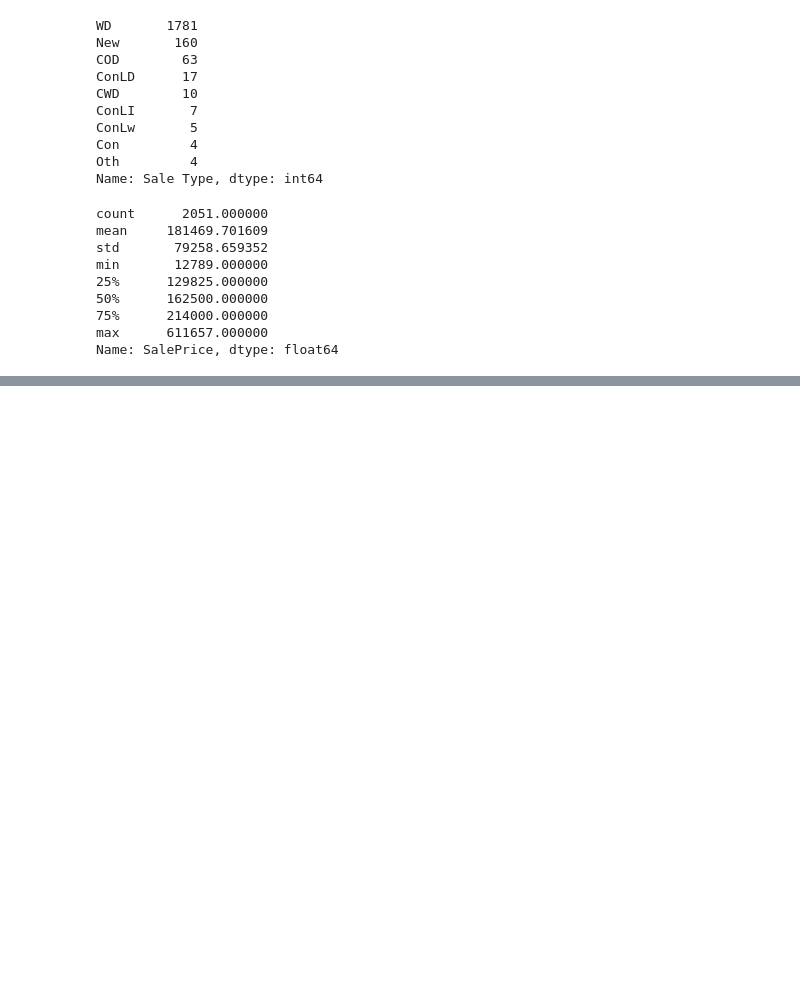
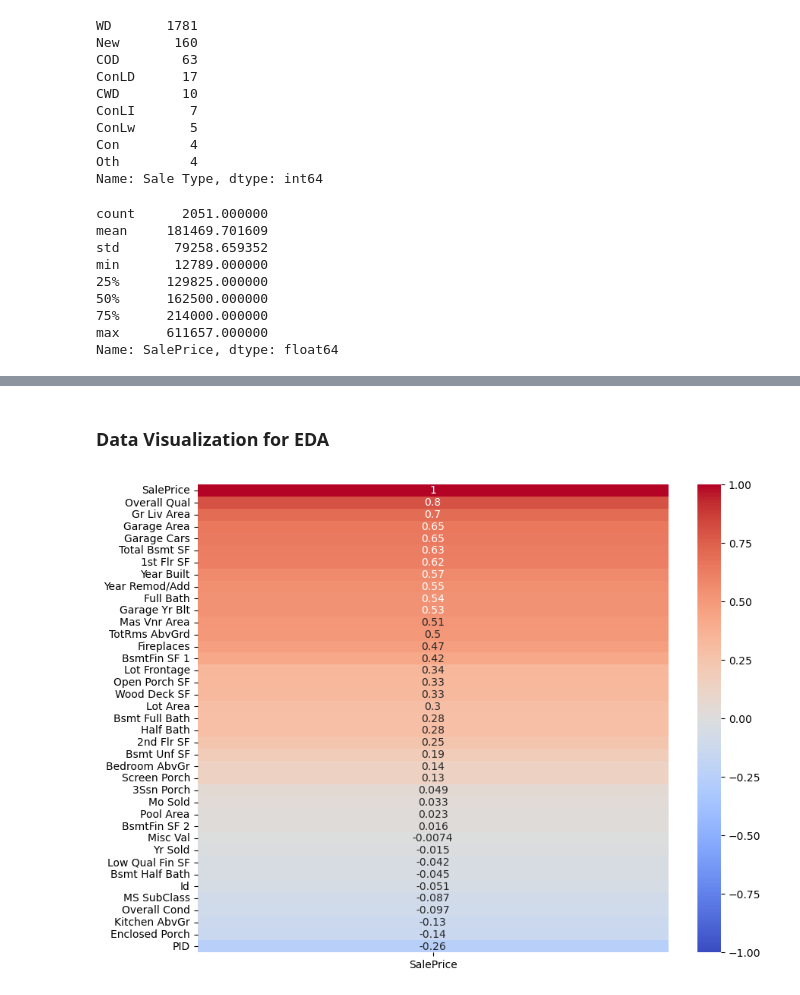
Before and after one commit to kellsweig/Predicting-Housing-Prices, a Jupyter notebook: Data Cleaning.ipynb, the cells around one changed output, grey strips where cells are left out. Saved outputs shown, nothing was run; the diff lists cells and outputs as text; code cells hidden in the pictures; blank space fills up the shorter version.

```diff
--- a/Data Cleaning.ipynb
+++ b/Data Cleaning.ipynb
@@ -1016,0 +1034,10 @@ Type decisions:
+# %%
+# Create a list of string-type column names
+string_columns = train.select_dtypes(include=['object']).columns
+
+column_to_exclude = 'Mas Vnr Type'
+
+# Use a for loop to input NA in each column in dataframe that is in list except Mas Vnr Type
+for column in string_columns:
+    if column != column_to_exclude:
+        train[column].fillna('NA', inplace=True)
@@ -1016,0 +1079,4 @@ Type decisions:
+# %%
+# I can input zeroes for the missing values in both variables since from the other basement categories I can see there is not bsmt
+train['Bsmt Full Bath'].fillna(0, inplace=True)
+train['Bsmt Half Bath'].fillna(0, inplace=True)
@@ -1016,0 +1099,5 @@ Type decisions:
+# %%
+train['BsmtFin SF 1'].fillna(0, inplace=True)
+train['BsmtFin SF 2'].fillna(0, inplace=True)
+train['Bsmt Unf SF'].fillna(0, inplace=True)
+train['Total Bsmt SF'].fillna(0, inplace=True)
@@ -1016,0 +1229,13 @@ Type decisions:
+# %% [markdown]
+### Data Visualization for EDA
+# %%
+numeric_columns = train.select_dtypes(include=['number'])
+# %%
+plt.figure(figsize=(10,8))
+sns.heatmap(numeric_columns.corr()[['SalePrice']].sort_values(by='SalePrice', ascending=False),
+            annot=True,
+           vmin=-1,
+           vmax=1,
+           cmap = 'coolwarm');
+# %% [output]
+[figure, added]
```
Also changed, not shown: parts of 42 cells of this notebook, 6 other files.
